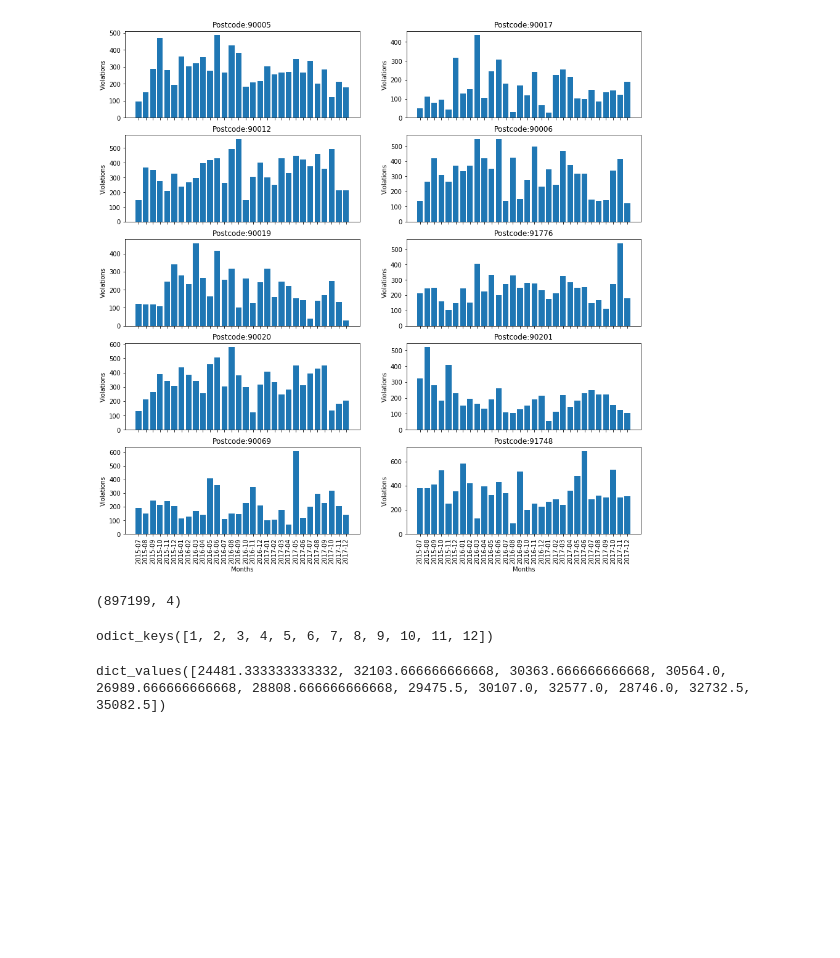
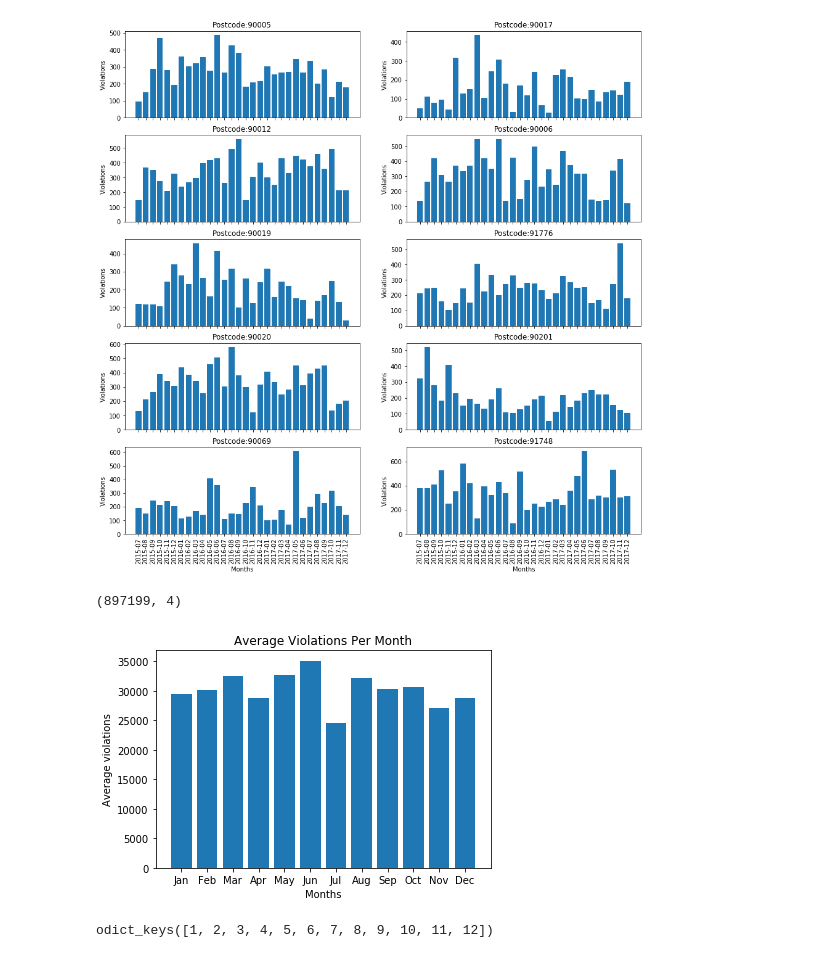
Before and after one commit to Ruhshan/python-sql-practice, a Jupyter notebook: numpy2.ipynb, the cells around one changed output. Saved outputs shown, nothing was run; the diff lists cells and outputs as text; code cells hidden in the pictures; blank space fills up the shorter version.

```diff
--- a/numpy2.ipynb
+++ b/numpy2.ipynb
@@ -81,16 +81,18 @@ plt.show()
 # %% [output]
 [figure]
 # %%
-# Get postcodes with greatest variance
+# Calculating variances for all post codes
 all_post_codes_with_variance = np.empty((3005,2), dtype=object)
 
 for i in range(len(all_post_codes)):
     violation_counts = np.empty(30)
     postcode = all_post_codes[i]
-    c1 = data[:,0] == postcode
+    #c1 = data[:,0] == postcode
+    this_postcodes = data[np.where(data[:,0] == postcode)]
     for j in range(len(dates)):
-        c2 = data[:,2] == dates[j]
-        violation_count = len(data[c1 & c2])
+#         c2 = data[:,2] == dates[j]
+        for_this_date = this_postcodes[np.where(this_postcodes[:,2] == dates[j])]
+        violation_count = len(for_this_date)
         violation_counts[j]=violation_count
     highest = np.max(violation_counts)
     lowest = np.min(violation_counts)
@@ -163,13 +166,20 @@ average_violations_per_month = OrderedDict()
 for month in sorted(violations_per_month.keys()):
     avg = np.average(violations_per_month[month])
     average_violations_per_month[int(month)] = avg
-# %%
-from matplotlib import pyplot as plt3
-
-plt.bar(average_violations_per_month)
-# %% [output]
-odict_keys([1, 2, 3, 4, 5, 6, 7, 8, 9, 10, 11, 12])
+# %%
+from matplotlib import pyplot as plt3
+
+plt3.bar(np.arange(12), average_violations_per_month.values())
+
+plt3.xticks(np.arange(12), ('Jan', 'Feb', 'Mar','Apr', 'May', 'Jun', 'Jul', 'Aug', 'Sep',
+                                                 'Oct', 'Nov', 'Dec'))
+plt3.xlabel('Months')
+plt3.ylabel('Average violations')
+plt3.title('Average Violations Per Month')
+plt3.show()
+# %% [output]
+[figure, added]
 # %%
-average_violations_per_month.values()
+average_violations_per_month.keys()
 # %% [output]
-dict_values([24481.333333333332, 32103.666666666668, 30363.666666666668, 30564.0, 26989.666666666668, 28808.666666666668, 29475.5, 30107.0, 32577.0, 28746.0, 32732.5, 35082.5])
+odict_keys([1, 2, 3, 4, 5, 6, 7, 8, 9, 10, 11, 12])
```
Also changed, not shown: parts of 5 cells of this notebook.
